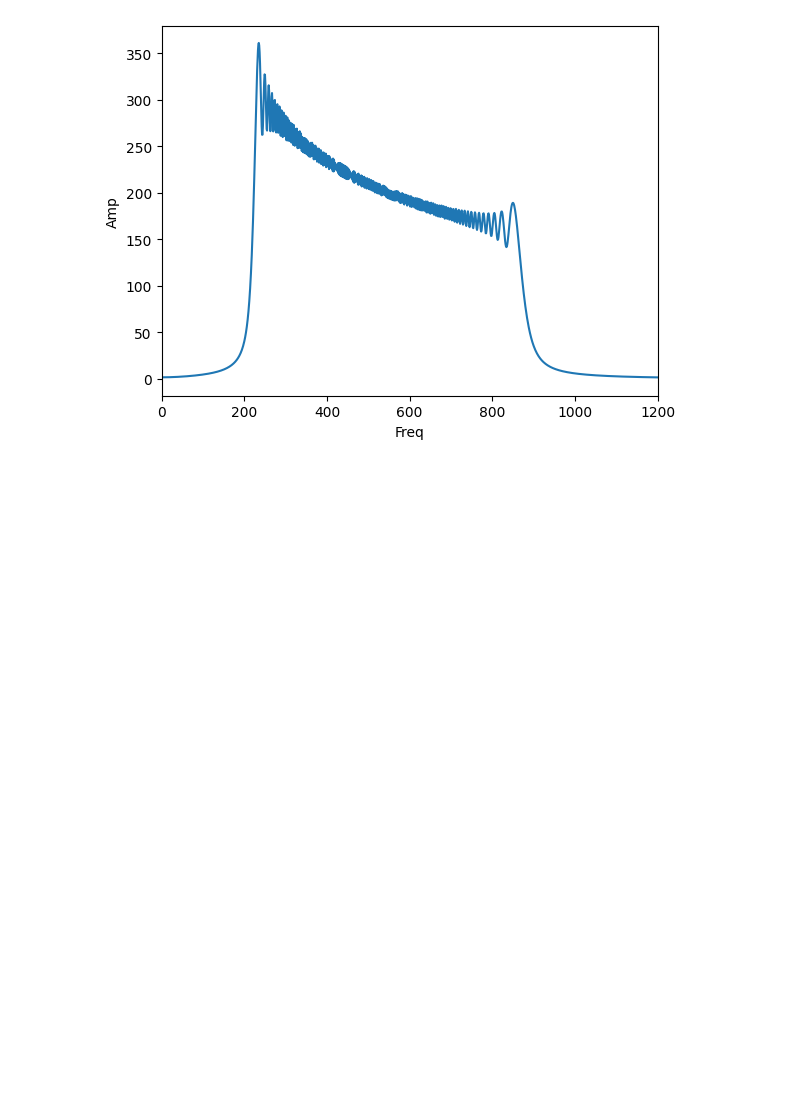
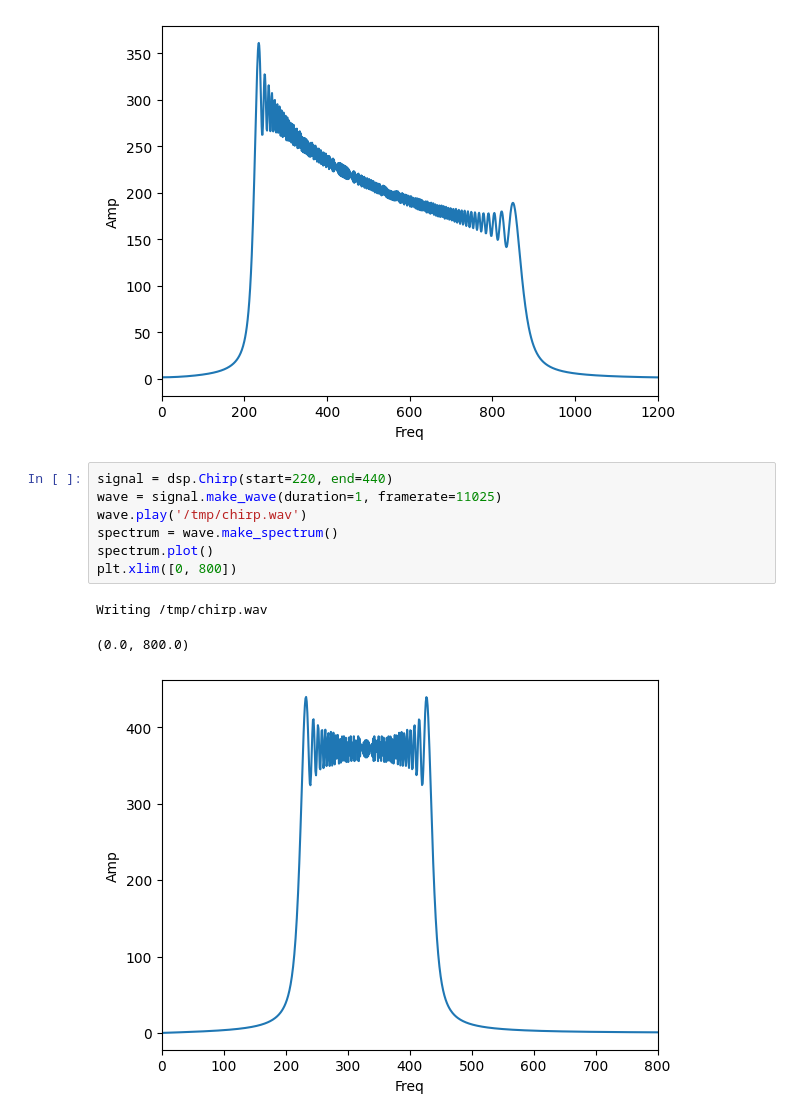
Before and after one commit to damiansp/completePython, a Jupyter notebook: dsp/3_nonperiodic_signals/03_nonperiodic_signals.ipynb, the cells around one changed output. Cells and saved outputs as stored; diff of their text form; blank space fills up the shorter version.

```diff
--- a/dsp/3_nonperiodic_signals/01_linear_chirp.ipynb
+++ b/dsp/3_nonperiodic_signals/03_nonperiodic_signals.ipynb
@@ -32,3 +35,14 @@ plt.xlim([0, 1200])
 # %% [output]
 (0.0, 1200.0)
 [figure]
+# %%
+signal = dsp.Chirp(start=220, end=440)
+wave = signal.make_wave(duration=1, framerate=11025)
+wave.play('/tmp/chirp.wav')
+spectrum = wave.make_spectrum()
+spectrum.plot()
+plt.xlim([0, 800])
+# %% [output]
+Writing /tmp/chirp.wav
+(0.0, 800.0)
+[figure, added]
```
Also changed, not shown: parts of 2 cells of this notebook.
